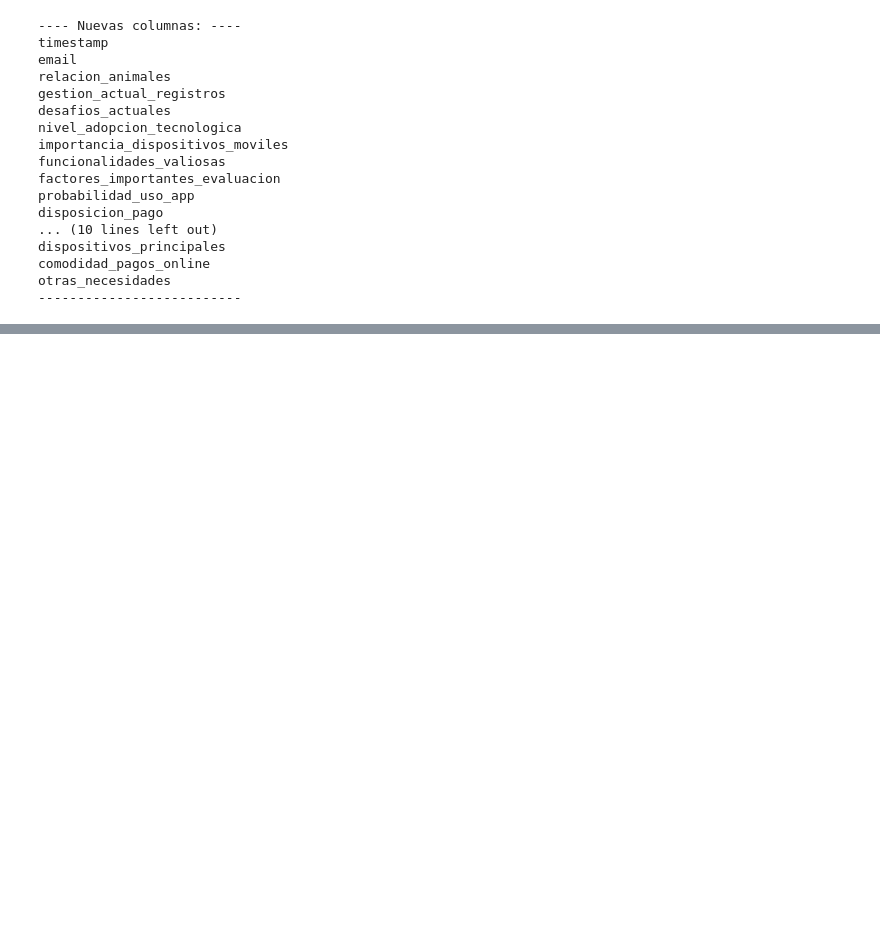
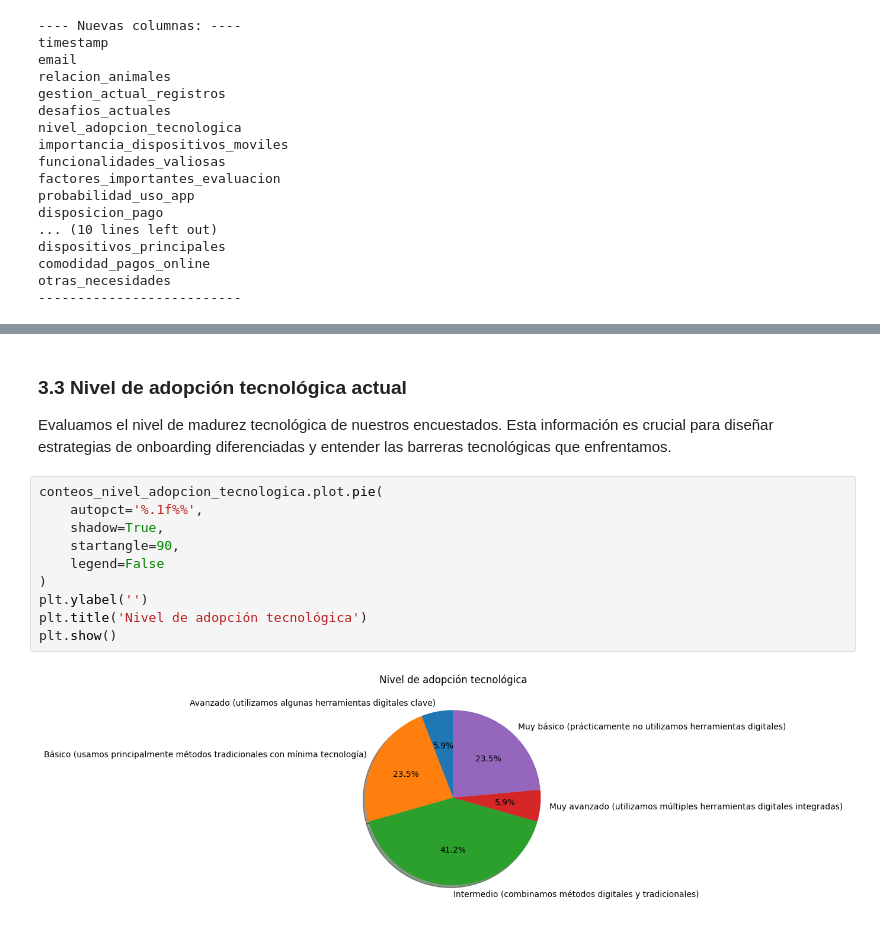
Before and after one commit to betooxx-dev/md-vetzoone, a Jupyter notebook: notebook_main.ipynb, the cells around one changed output, grey strips where cells are left out. Cells and saved outputs as stored; diff of their text form; blank space fills up the shorter version.

```diff
--- a/notebook_main.ipynb
+++ b/notebook_main.ipynb
@@ -156,0 +217,16 @@ dtype: int64
+# %% [markdown]
+### 3.3 Nivel de adopción tecnológica actual
+
+Evaluamos el nivel de madurez tecnológica de nuestros encuestados. Esta información es crucial para diseñar estrategias de onboarding diferenciadas y entender las barreras tecnológicas que enfrentamos.
+# %%
+conteos_nivel_adopcion_tecnologica.plot.pie(
+    autopct='%.1f%%',
+    shadow=True,
+    startangle=90,
+    legend=False
+)
+plt.ylabel('')
+plt.title('Nivel de adopción tecnológica')
+plt.show()
+# %% [output]
+[figure, added]
```
Also changed, not shown: parts of 24 cells of this notebook, 1 other file.
